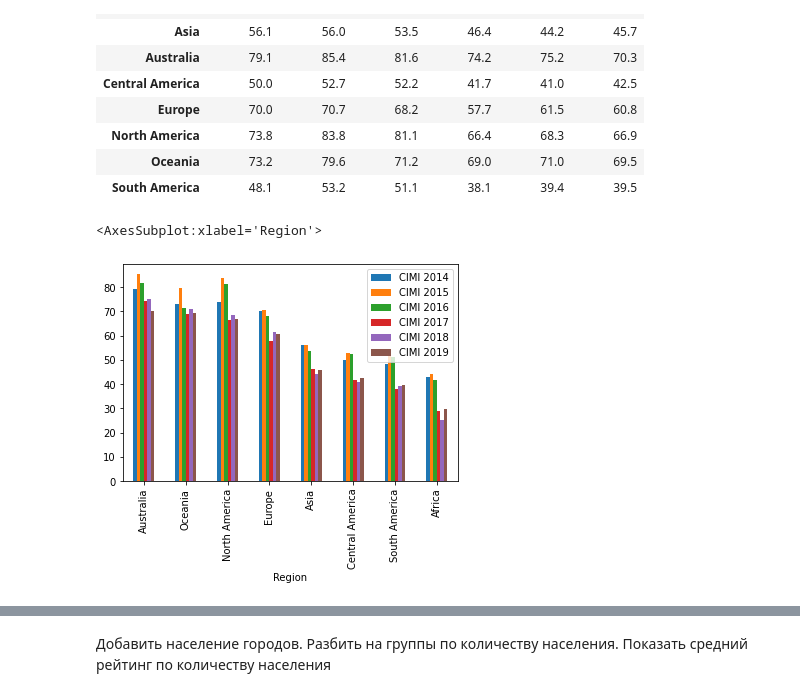
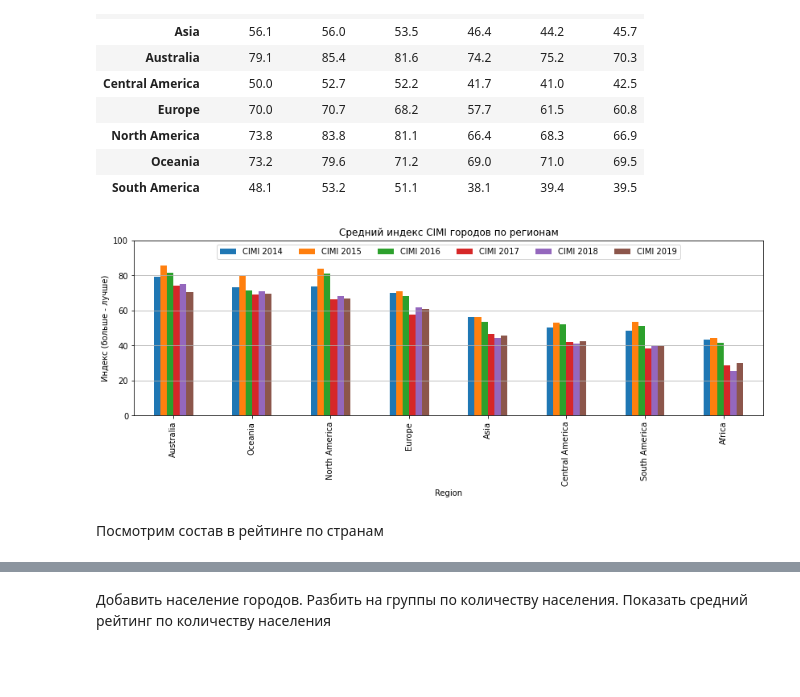
Before and after one commit to izelberg/Smart_Cities_DA_Diploma, a Jupyter notebook: Smart_Cities.ipynb, the cells around one changed output, grey strips where cells are left out. Cells and saved outputs as stored; diff of their text form; code cells hidden in the pictures; blank space fills up the shorter version.

```diff
--- a/Smart_Cities.ipynb
+++ b/Smart_Cities.ipynb
@@ -1421,9 +1472,18 @@ regions_in_CIMI.groupby(['Region']).mean().round(1)
 | South America | 48.1 | 53.2 | 51.1 | 38.1 | 39.4 | 39.5 |
 # %%
 b = regions_in_CIMI.groupby(['Region']).mean().round(1).sort_values(by='CIMI 2019', ascending=False)
-b.plot.bar()
+b.plot.bar(figsize=(14, 4))
+
+plt.title("Средний индекс CIMI городов по регионам")
+# plt.xlabel("Family Member")
+plt.ylabel("Индекс (больше - лучше)")
+plt.legend(loc='upper center', ncol=len(b.columns))
+plt.yticks([0, 20, 40, 60, 80, 100])
+plt.grid(axis='y')
+
 # Видно, что индексы Австралии, Океании, Северной Америки и Европы довольно близки, хотя средний рейтинг у Европы
 # гораздо дальше отстоит от Австралии/Океании
 # %% [output]
-<AxesSubplot:xlabel='Region'>
-[figure, old version]
+[figure, new version]
+# %% [markdown]
+Посмотрим состав в рейтинге по странам
```
Also changed, not shown: parts of 46 cells of this notebook.
